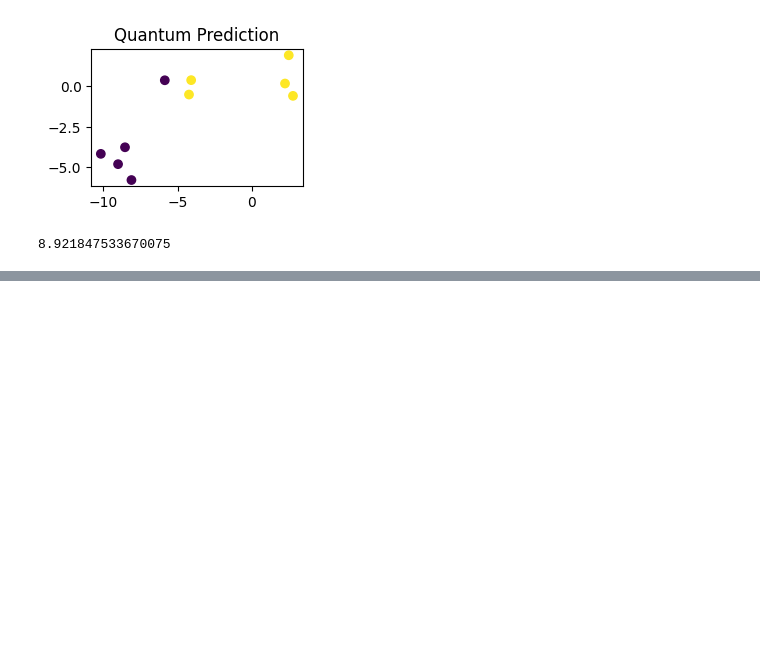
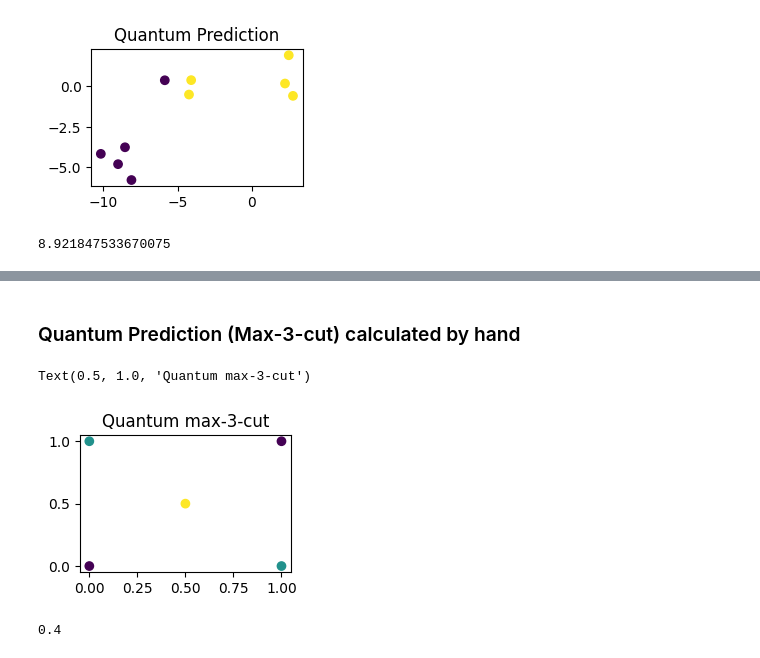
Before and after one commit to prabh27/Quantum-K-means, a Jupyter notebook: Quantum K-means(statevector simulator).ipynb, the cells around one changed output, grey strips where cells are left out. Cells and saved outputs as stored; diff of their text form; code cells hidden in the pictures; blank space fills up the shorter version.

```diff
--- a/Quantum K-means(statevector simulator).ipynb
+++ b/Quantum K-means(statevector simulator).ipynb
@@ -416,0 +440,14 @@ k_means_loss(X, y_pred, num_clusters=2)
+# %% [markdown]
+### Quantum Prediction (Max-3-cut) calculated by hand
+# %%
+y_pred = [0, 1, 1, 0, 2]
+plt.subplot(221)
+plt.scatter(X[:, 0], X[:, 1], c=y_pred)
+plt.title("Quantum max-3-cut")
+# %% [output]
+Text(0.5, 1.0, 'Quantum max-3-cut')
+[figure, added]
+# %%
+k_means_loss(X, y_pred, num_clusters=3)
+# %% [output]
+0.4
```
Also changed, not shown: parts of 5 cells of this notebook, 7 other files.
